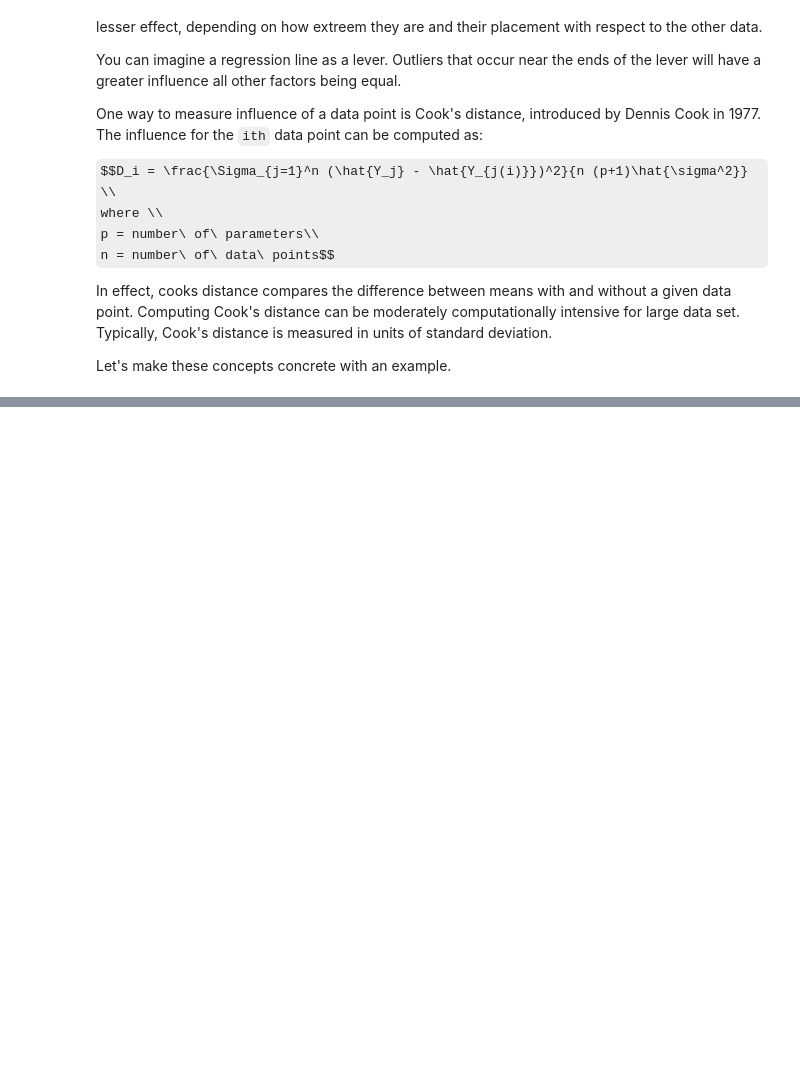
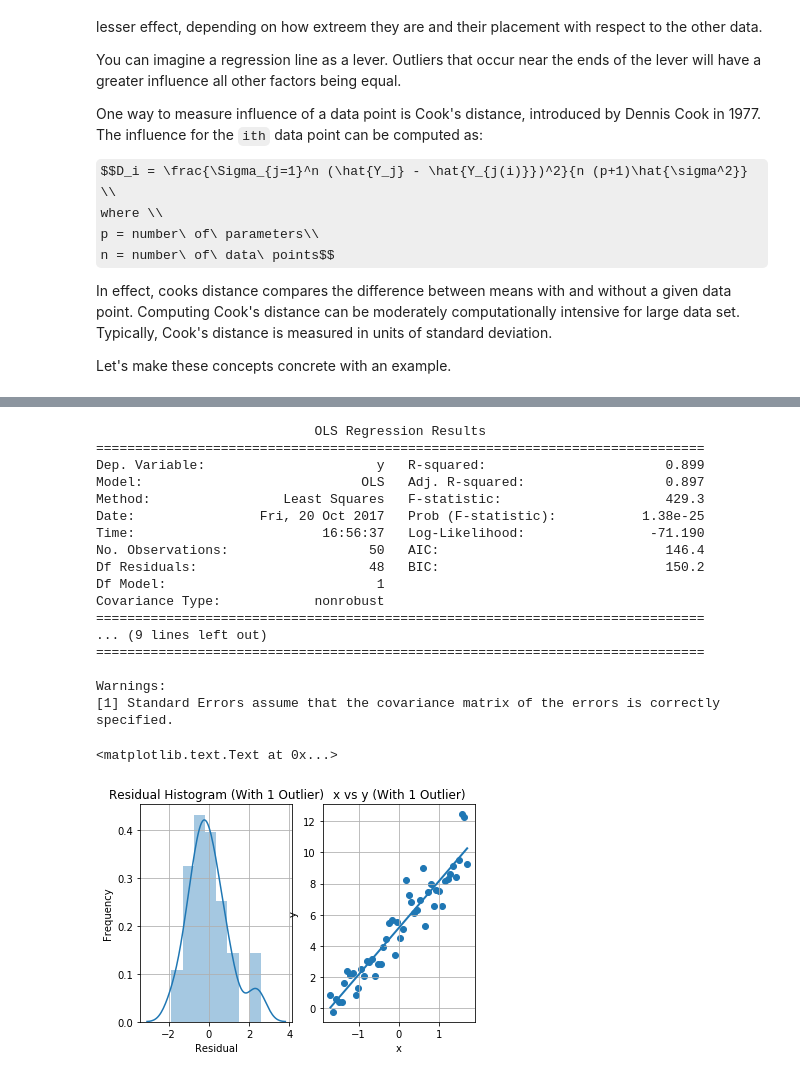
Before and after one commit to StephenElston/DataScience350, a Jupyter notebook: Lecture6/IntroToRegression.ipynb, the cells around one changed output, grey strips where cells are left out. Cells and saved outputs as stored; diff of their text form; code cells hidden in the pictures; some formulas as TeX source; blank space fills up the shorter version.

```diff
--- a/Lecture6/IntroToRegression.ipynb
+++ b/Lecture6/IntroToRegression.ipynb
@@ -997,0 +945,53 @@ Notice that the 95% confidence interval for these model coeficients are in a fai
+# %%
+# Create new copy of original linear data
+outlier_data = sim_data[['x', 'y']].copy()
+# Add an outlier row
+outlier = pd.DataFrame([[0.0, 20.0]], columns = ['x', 'y'])
+outlier_data.append(outlier, ignore_index=True)
+
+# Scale data
+outlier_data['x_scaled'] = scale(outlier_data['x'])
+
+# Fit linear model
+outlier_linear = sm.ols(formula = 'y ~ x_scaled', data = outlier_data).fit()
+
+# Get most of the linear regression statistics we are interested in:
+print(outlier_linear.summary())
+
+# Plot a histogram of the residuals
+y_outlier = outlier_linear.predict(outlier_data['x_scaled'])
+
+plt.subplot(1, 2, 1)
+sns.distplot(outlier_linear.resid, hist=True)
+plt.grid(True)
+plt.xlabel('Residual')
+plt.ylabel('Frequency')
+plt.title('Residual Histogram (With 1 Outlier)')
+
+plt.subplot(1, 2, 2)
+plt.scatter(outlier_data['x_scaled'], outlier_data['y'])
+plt.plot(outlier_data['x_scaled'], y_outlier, linewidth=2)
+plt.grid(True)
+plt.xlabel('x')
+plt.ylabel('y')
+plt.title('x vs y (With 1 Outlier)')
+# %% [output]
+                            OLS Regression Results
+==============================================================================
+Dep. Variable:                      y   R-squared:                       0.899
+Model:                            OLS   Adj. R-squared:                  0.897
+Method:                 Least Squares   F-statistic:                     429.3
+Date:                Fri, 20 Oct 2017   Prob (F-statistic):           1.38e-25
+Time:                        16:56:37   Log-Likelihood:                -71.190
+No. Observations:                  50   AIC:                             146.4
+Df Residuals:                      48   BIC:                             150.2
+Df Model:                           1
+Covariance Type:            nonrobust
+==============================================================================
+... (9 lines left out)
+==============================================================================
+
+Warnings:
+[1] Standard Errors assume that the covariance matrix of the errors is correctly specified.
+<matplotlib.text.Text at 0x...>
+[figure, added]
```
Also changed, not shown: parts of 34 cells of this notebook.
